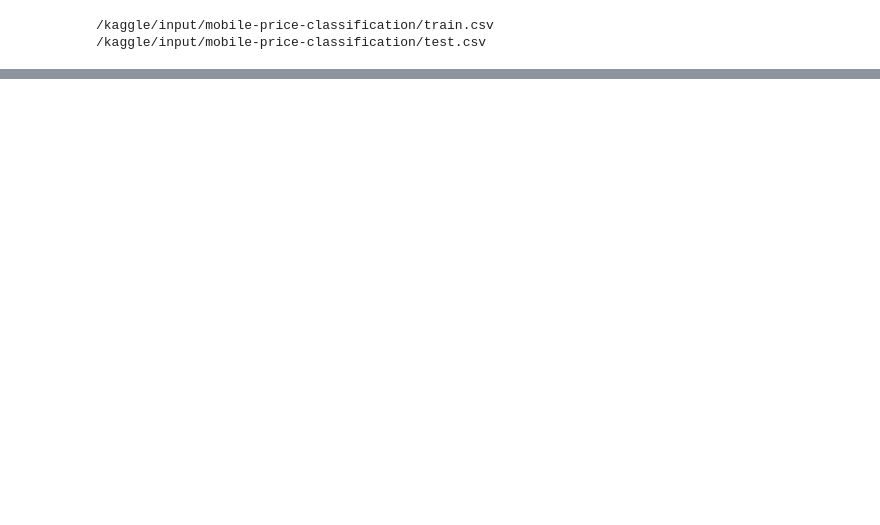
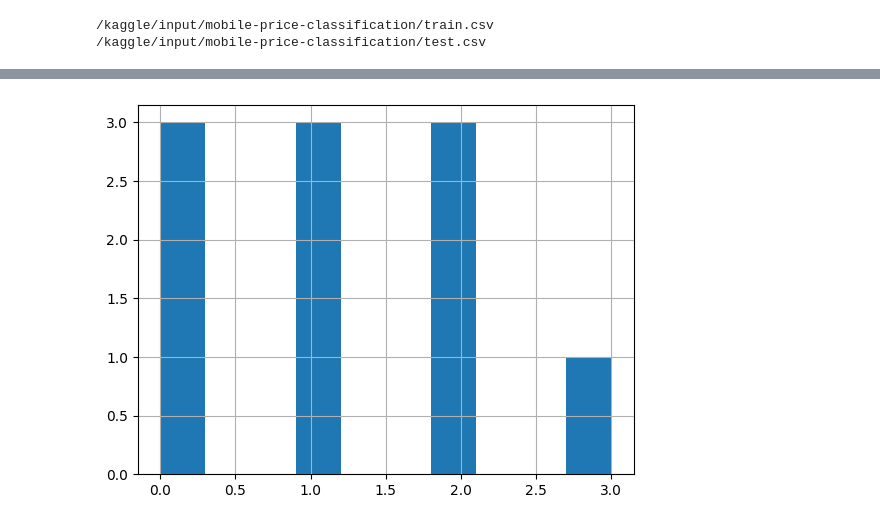
Before and after one commit to shasha0982/My_Real_Project_Machine_Learning, a Jupyter notebook: my-project-mobile-price-classification.ipynb, the cells around one changed output, grey strips where cells are left out. Cells and saved outputs as stored; diff of their text form; code cells hidden in the pictures; blank space fills up the shorter version.

```diff
--- a/my-project-mobile-price-classification.ipynb
+++ b/my-project-mobile-price-classification.ipynb
@@ -552,0 +109,6 @@ cv_scores, best_k, best_score
+# %%
+# Histogram for price range
+train['price_range'].head(10).hist()
+plt.show()
+# %% [output]
+[figure, added]
```
Also changed, not shown: parts of 80 cells of this notebook.
